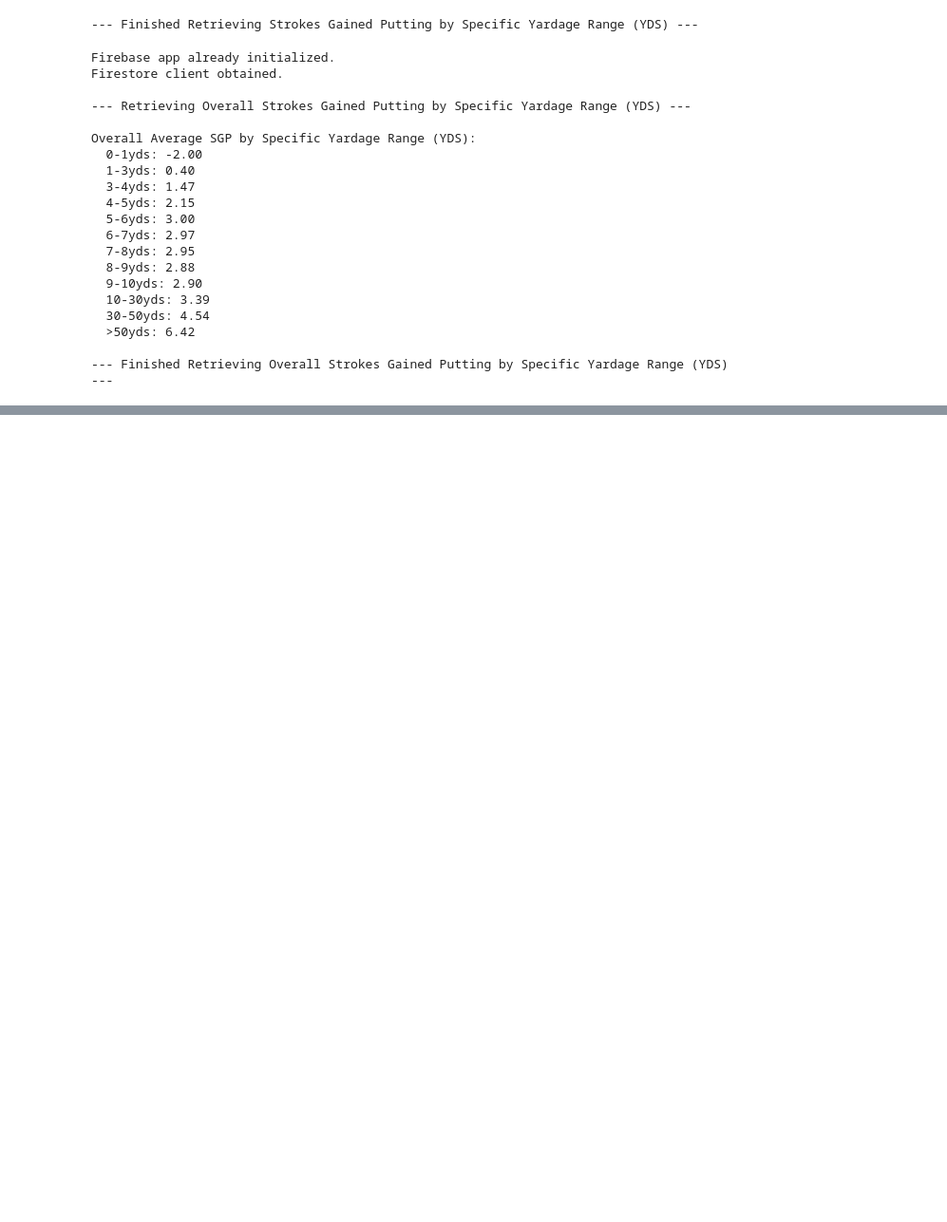
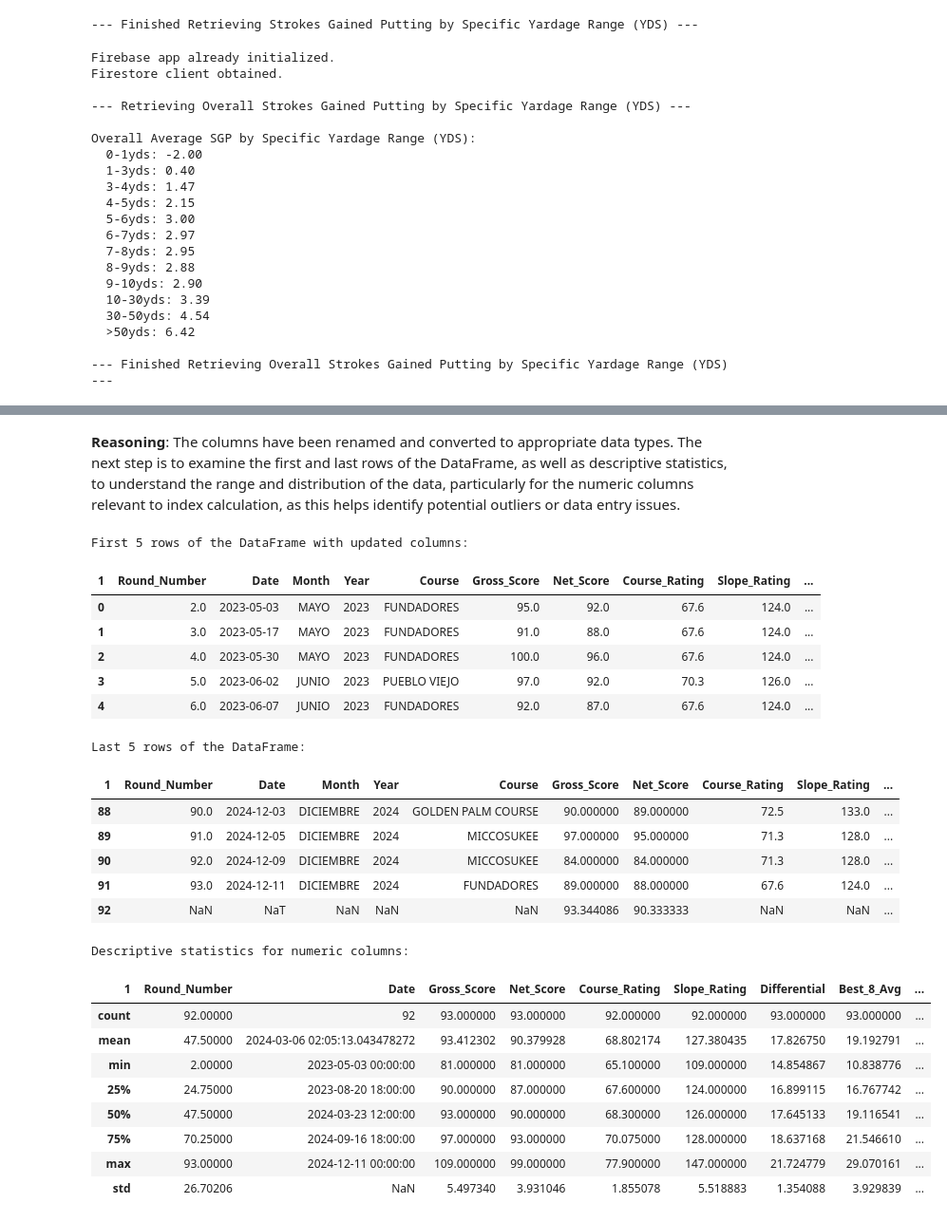
Before and after one commit to elchupacabris/DNAShot, a Jupyter notebook: ESC_gpt.ipynb, the cells around one changed output, grey strips where cells are left out. Shown at 95% size. Drawn from its saved outputs; the diff is of its cells as text; code cells hidden in the pictures; blank space fills up the shorter version.

```diff
--- a/ESC_gpt.ipynb
+++ b/ESC_gpt.ipynb
@@ -5047,0 +5153,33 @@ Overall Average SGP by Specific Yardage Range (YDS):
+# %%
+# Rename columns based on observed data and typical index calculation requirements
+new_column_names = {
+    df_index_calc.columns[0]: 'Round_Number',
+    df_index_calc.columns[1]: 'Date',
+    df_index_calc.columns[2]: 'Month',
+    df_index_calc.columns[3]: 'Year',
+    df_index_calc.columns[4]: 'Course',
+    df_index_calc.columns[5]: 'Gross_Score',
+    df_index_calc.columns[6]: 'Net_Score',
+    df_index_calc.columns[7]: 'Course_Rating',
+    df_index_calc.columns[8]: 'Slope_Rating',
+    df_index_calc.columns[9]: 'Differential',
+    df_index_calc.columns[10]: 'Best_8_Avg',
+    df_index_calc.columns[11]: 'Index'
+}
+df_index_calc = df_index_calc.rename(columns=new_column_names)
+
+# Convert columns to appropriate data types
+# Errors='coerce' will turn unparseable values into NaN
+df_index_calc['Round_Number'] = pd.to_numeric(df_index_calc['Round_Number'], errors='coerce')
+df_index_calc['Date'] = pd.to_datetime(df_index_calc['Date'], errors='coerce')
+df_index_calc['Gross_Score'] = pd.to_numeric(df_index_calc['Gross_Score'], errors='coerce')
+df_index_calc['Net_Score'] = pd.to_numeric(df_index_calc['Net_Score'], errors='coerce')
+df_index_calc['Course_Rating'] = pd.to_numeric(df_index_calc['Course_Rating'], errors='coerce')
+df_index_calc['Slope_Rating'] = pd.to_numeric(df_index_calc['Slope_Rating'], errors='coerce')
+df_index_calc['Differential'] = pd.to_numeric(df_index_calc['Differential'], errors='coerce')
+df_index_calc['Best_8_Avg'] = pd.to_numeric(df_index_calc['Best_8_Avg'], errors='coerce')
+df_index_calc['Index'] = pd.to_numeric(df_index_calc['Index'], errors='coerce')
+
+# Display the updated column names and data types
+print("Updated Column Names and Data Types:")
+display(df_index_calc.info())
@@ -5047,0 +5208,37 @@ Overall Average SGP by Specific Yardage Range (YDS):
+# %% [markdown]
+**Reasoning**:
+The columns have been renamed and converted to appropriate data types. The next step is to examine the first and last rows of the DataFrame, as well as descriptive statistics, to understand the range and distribution of the data, particularly for the numeric columns relevant to index calculation, as this helps identify potential outliers or data entry issues.
+# %%
+print("First 5 rows of the DataFrame with updated columns:")
+display(df_index_calc.head())
+
+print("\nLast 5 rows of the DataFrame:")
+display(df_index_calc.tail())
+
+print("\nDescriptive statistics for numeric columns:")
+display(df_index_calc.describe())
+# %% [output]
+First 5 rows of the DataFrame with updated columns:
+| 1 | Round_Number | Date | Month | Year | Course | Gross_Score | Net_Score | Course_Rating | Slope_Rating | ... |
+| 0 | 2.0 | 2023-05-03 | MAYO | 2023 | FUNDADORES | 95.0 | 92.0 | 67.6 | 124.0 | ... |
+| 1 | 3.0 | 2023-05-17 | MAYO | 2023 | FUNDADORES | 91.0 | 88.0 | 67.6 | 124.0 | ... |
+| 2 | 4.0 | 2023-05-30 | MAYO | 2023 | FUNDADORES | 100.0 | 96.0 | 67.6 | 124.0 | ... |
+| 3 | 5.0 | 2023-06-02 | JUNIO | 2023 | PUEBLO VIEJO | 97.0 | 92.0 | 70.3 | 126.0 | ... |
+| 4 | 6.0 | 2023-06-07 | JUNIO | 2023 | FUNDADORES | 92.0 | 87.0 | 67.6 | 124.0 | ... |
+Last 5 rows of the DataFrame:
+| 1 | Round_Number | Date | Month | Year | Course | Gross_Score | Net_Score | Course_Rating | Slope_Rating | ... |
+| 88 | 90.0 | 2024-12-03 | DICIEMBRE | 2024 | GOLDEN PALM COURSE | 90.000000 | 89.000000 | 72.5 | 133.0 | ... |
+| 89 | 91.0 | 2024-12-05 | DICIEMBRE | 2024 | MICCOSUKEE | 97.000000 | 95.000000 | 71.3 | 128.0 | ... |
+| 90 | 92.0 | 2024-12-09 | DICIEMBRE | 2024 | MICCOSUKEE | 84.000000 | 84.000000 | 71.3 | 128.0 | ... |
+| 91 | 93.0 | 2024-12-11 | DICIEMBRE | 2024 | FUNDADORES | 89.000000 | 88.000000 | 67.6 | 124.0 | ... |
+| 92 | NaN | NaT | NaN | NaN | NaN | 93.344086 | 90.333333 | NaN | NaN | ... |
+Descriptive statistics for numeric columns:
+| 1 | Round_Number | Date | Gross_Score | Net_Score | Course_Rating | Slope_Rating | Differential | Best_8_Avg | ... |
+| count | 92.00000 | 92 | 93.000000 | 93.000000 | 92.000000 | 92.000000 | 93.000000 | 93.000000 | ... |
+| mean | 47.50000 | 2024-03-06 02:05:13.043478272 | 93.412302 | 90.379928 | 68.802174 | 127.380435 | 17.826750 | 19.192791 | ... |
+| min | 2.00000 | 2023-05-03 00:00:00 | 81.000000 | 81.000000 | 65.100000 | 109.000000 | 14.854867 | 10.838776 | ... |
+| 25% | 24.75000 | 2023-08-20 18:00:00 | 90.000000 | 87.000000 | 67.600000 | 124.000000 | 16.899115 | 16.767742 | ... |
+| 50% | 47.50000 | 2024-03-23 12:00:00 | 93.000000 | 90.000000 | 68.300000 | 126.000000 | 17.645133 | 19.116541 | ... |
+| 75% | 70.25000 | 2024-09-16 18:00:00 | 97.000000 | 93.000000 | 70.075000 | 128.000000 | 18.637168 | 21.546610 | ... |
+| max | 93.00000 | 2024-12-11 00:00:00 | 109.000000 | 99.000000 | 77.900000 | 147.000000 | 21.724779 | 29.070161 | ... |
+| std | 26.70206 | NaN | 5.497340 | 3.931046 | 1.855078 | 5.518883 | 1.354088 | 3.929839 | ... |
```
Also changed, not shown: parts of 62 cells of this notebook.
